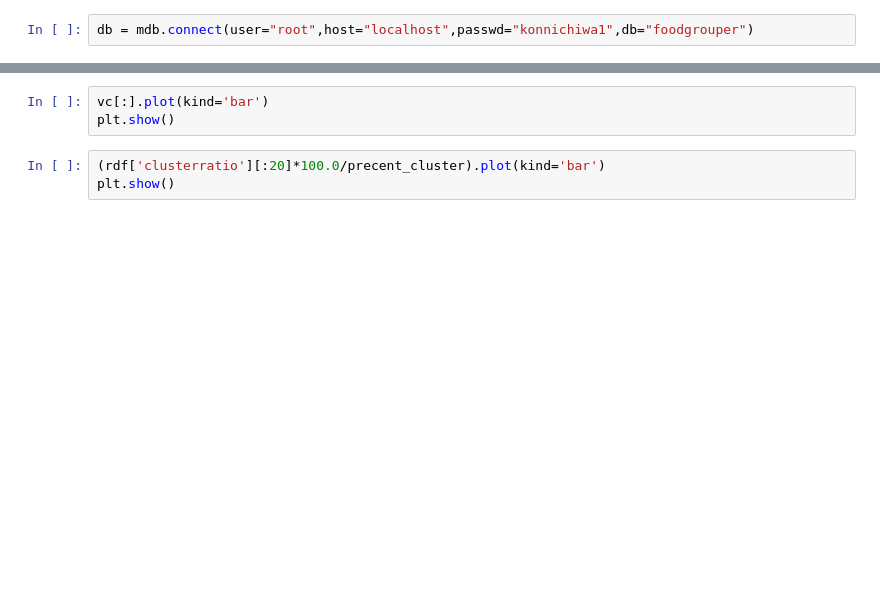
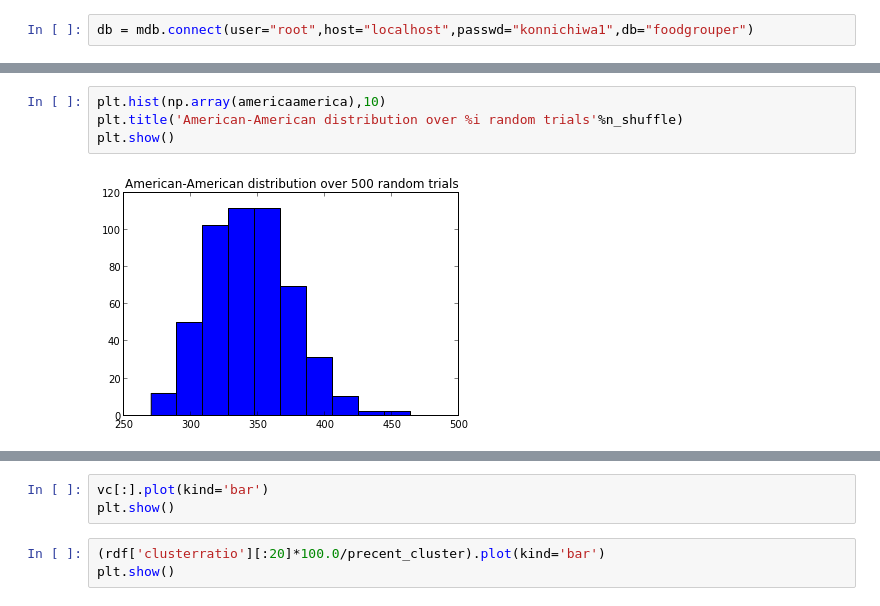
Before and after one commit to BruisingCurve/foodGrouper, a Jupyter notebook: story/DataStory.ipynb, the cells around one changed output, grey strips where cells are left out. Saved outputs shown, nothing was run; the diff lists cells and outputs as text; blank space fills up the shorter version.

```diff
--- a/story/DataStory.ipynb
+++ b/story/DataStory.ipynb
@@ -112,0 +173,6 @@ cocc.to_csv('/Users/Admin/Desktop/cocc10',' ')
+# %%
+plt.hist(np.array(americaamerica),10)
+plt.title('American-American distribution over %i random trials'%n_shuffle)
+plt.show()
+# %% [output]
+[figure, added]
```
Also changed, not shown: parts of 41 cells of this notebook, 19 other files.
